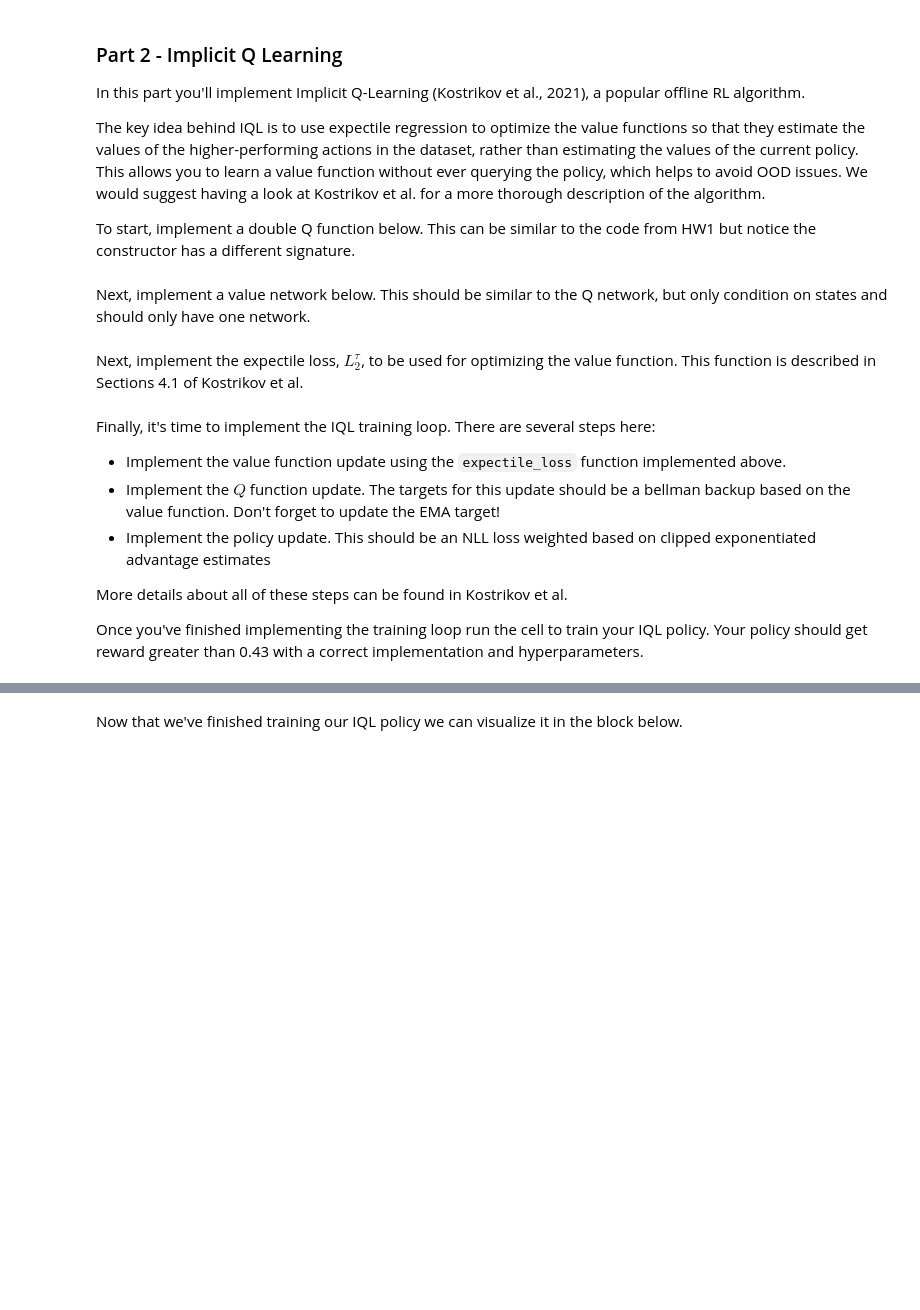
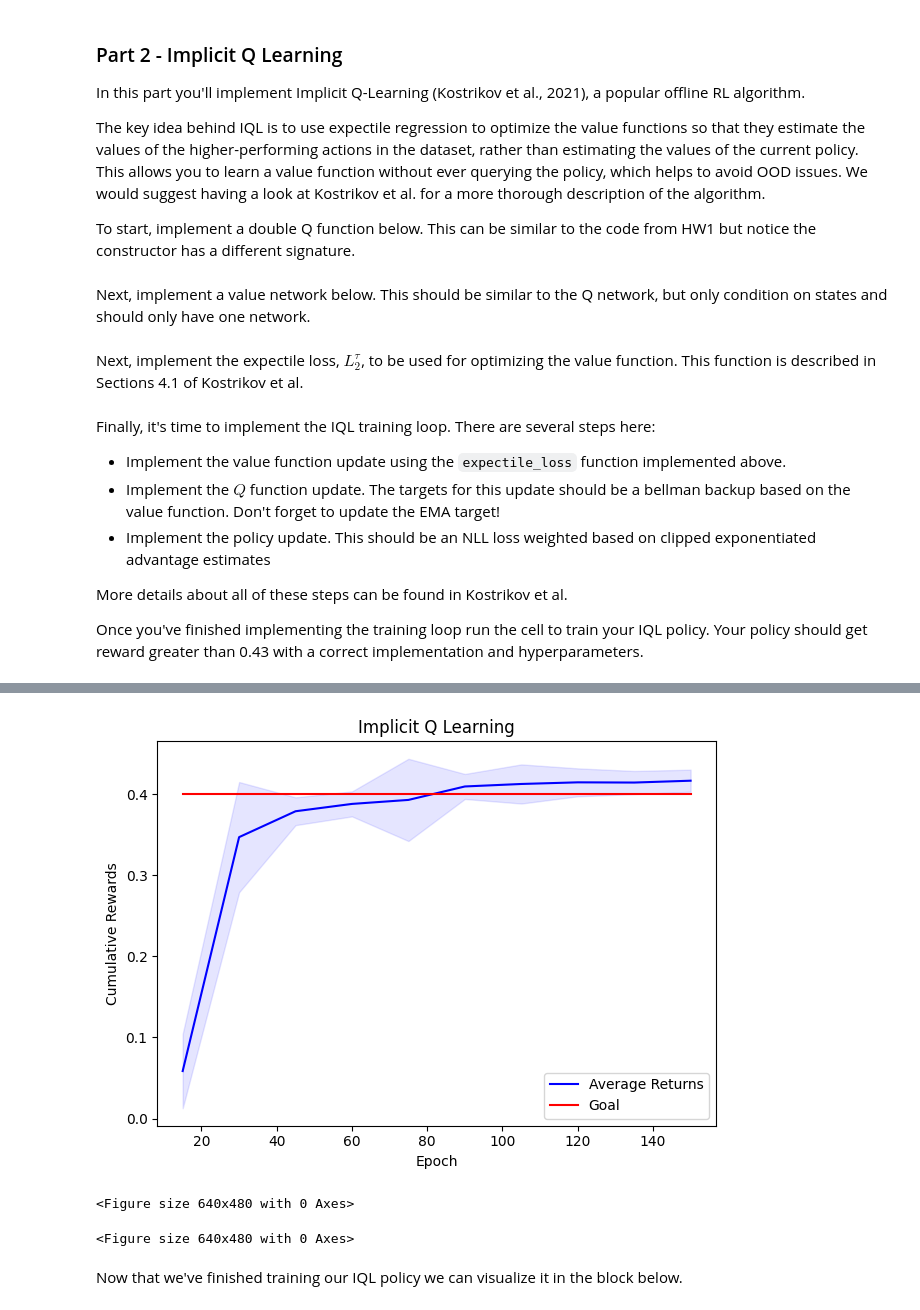
Before and after one commit to arshsinghal6/cs8803drl-fall24, a Jupyter notebook: hw2/hw2_offline.ipynb, the cells around one changed output, grey strips where cells are left out. Cells and saved outputs as stored; diff of their text form; code cells hidden in the pictures; blank space fills up the shorter version.

```diff
--- a/hw2/hw2_offline.ipynb
+++ b/hw2/hw2_offline.ipynb
@@ -200,10 +222,15 @@ class QNetwork(nn.Module):
         super(QNetwork, self).__init__()
 
         # TODO: fill in your code here
+        self.net1 = network(state_dimension + action_dimension, 1, hidden_dim, n_hidden)
+        self.net2 = network(state_dimension + action_dimension, 1, hidden_dim, n_hidden)
 
     def forward(self, state, action):
 
         # TODO: fill in your code here to query the critic
+        input_sa = torch.cat((state, action), dim=1)
+        q1 = self.net1(input_sa)
+        q2 = self.net2(input_sa)
         return q1, q2
 # %% [markdown]
 Next, implement a value network below. This should be similar to the Q network, but only condition on states and should only have one network.
@@ -213,17 +240,23 @@ class VNetwork(nn.Module):
         super(VNetwork, self).__init__()
 
         # TODO: your code here
+        self.model = network(state_dimension, 1, hidden_dim, n_hidden)
 
     def forward(self, state):
 
         # TODO: your code here
+        v = self.model(state)
         return v
 # %% [markdown]
 Next, implement the expectile loss, $L^{\tau}_2$, to be used for optimizing the value function. This function is described in Sections 4.1 of Kostrikov et al.
 # %%
 def expectile_loss(diff, expectile=0.8):
     # TODO: fill in this function
-    return None
+    loss = torch.zeros_like(diff)
+    mask = diff < 0
+    loss[mask] = (1 - expectile) * diff[mask] ** 2
+    loss[~mask] =  expectile * diff[~mask] ** 2
+    return loss
 # %% [markdown]
 Finally, it's time to implement the IQL training loop. There are several steps here:
  * Implement the value function update using the `expectile_loss` function implemented above.
@@ -247,8 +280,8 @@ alpha = 0.005
 exp_advantage_max = 100
 
 # TODO: you'll need to choose your own value for the following parameters
-tau = ???
-beta = ???
+tau = 0.75
+beta = 3.0
 
 min_rew, max_rew = return_range(dataset, 1000)
 
@@ -299,13 +332,39 @@ for epoch in range(start_epoch, EPOCHS):
         not_done = einops.rearrange(batch['not_done'], 'b -> b 1').to(DEVICE)
 
         # TODO: update the state value function (V)
-        v_loss = torch.tensor(0)
+        q1_target, q2_target = q_critic_target.forward(state, action)
+        v_output = v_critic(state)
+        diff = torch.min(q1_target, q2_target) - v_output
+        v_loss = torch.mean(expectile_loss(diff, tau))
+
+        v_optimizer.zero_grad()
+        v_loss.backward()
+        v_optimizer.step()
 
         # TODO: update the state-action value function (Q) and the target
-        q_loss = torch.tensor(0)
+        mse_loss = nn.MSELoss()
+        q1, q2 = q_critic.forward(state, action)
+        q_loss = mse_loss(torch.min(q1, q2), reward + discount * v_critic(next_state) * not_done)
+
+        q_optimizer.zero_grad()
+        q_loss.backward()
+        q_optimizer.step()
+
+        for target_param, param in zip(q_critic_target.parameters(), q_critic.parameters()):
+            target_param.data.copy_(alpha * param.data + (1 - alpha) * target_param.data)
 
         # TODO: update the policy
-        policy_loss = torch.tensor(0)
+        q1_target, q2_target = q_critic_target.forward(state, action)
+        v_output = v_critic(state)
+        advantage = torch.exp(beta * (torch.min(q1_target, q2_target) - v_output))
+        advantage = torch.clamp(advantage, max=exp_advantage_max)
+        action_distr = iql_policy.pi(state)
+        log_probs = action_distr.log_prob(action)
+        policy_loss = -torch.mean(advantage * log_probs)
+
+        policy_optimizer.zero_grad()
+        policy_loss.backward()
+        policy_optimizer.step()
 
         policy_lr_schedule.step()
         total_v_loss += v_loss.item()
@@ -336,3 +395,4 @@ for epoch in range(start_epoch, EPOCHS):
 
 epochs = np.arange(EVAL_FREQ, EPOCHS + EVAL_FREQ, step=EVAL_FREQ)
 plot_returns(means, stds, 'Implicit Q Learning', goal=0.4, epochs=epochs)
+# %% [output]
@@ -339,3 +409,6 @@ plot_returns(means, stds, 'Implicit Q Learning', goal=0.4, epochs=epochs)
+[figure, added]
+<Figure size 640x480 with 0 Axes>
+<Figure size 640x480 with 0 Axes>
 # %% [markdown]
 Now that we've finished training our IQL policy we can visualize it in the block below.
 # %%
```
Also changed, not shown: parts of 6 cells of this notebook, 5 other files.
